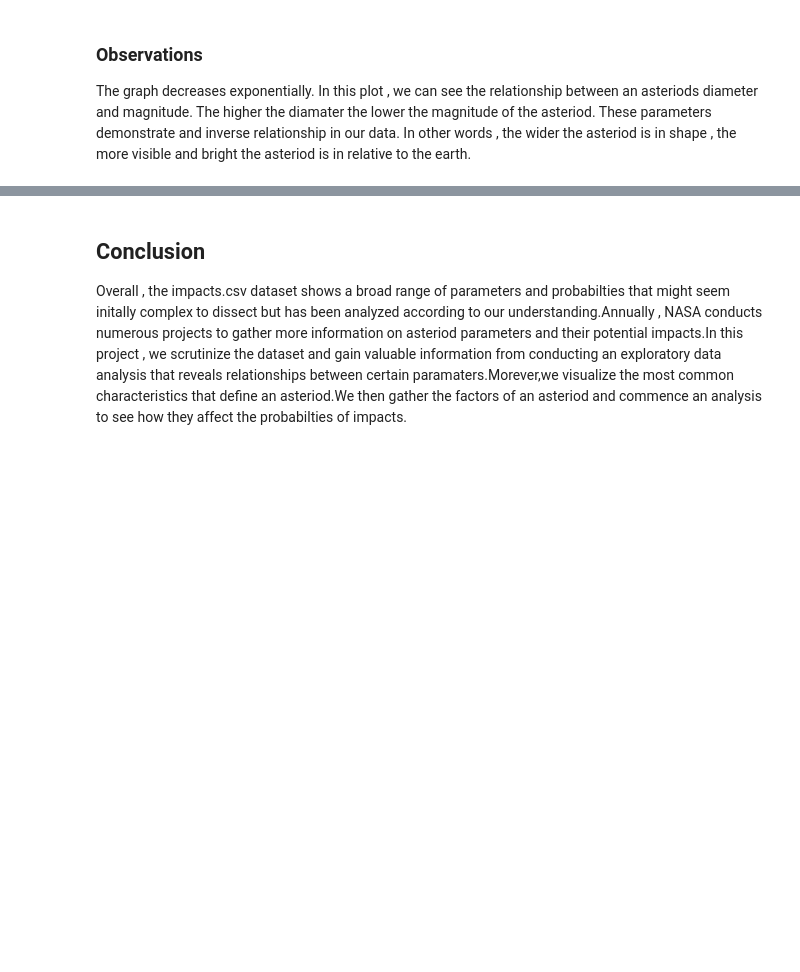
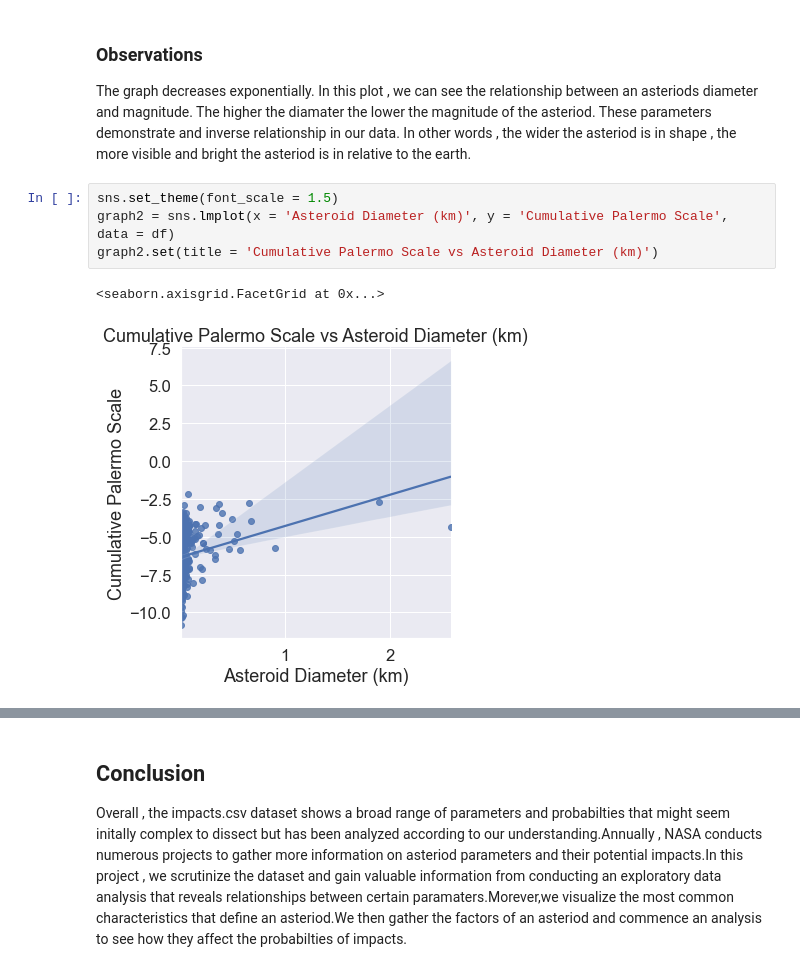
Before and after one commit to data301-2021-summer2/Group-43-Project, a Jupyter notebook: analysis/Task4/GroupSubmission.ipynb, the cells around one changed output, grey strips where cells are left out. Saved outputs shown, nothing was run; the diff lists cells and outputs as text; blank space fills up the shorter version.

```diff
--- a/analysis/Task4/GroupSubmission.ipynb
+++ b/analysis/Task4/GroupSubmission.ipynb
@@ -150,3 +161,10 @@ plt.show()
 # %% [markdown]
 ### Observations
 The graph decreases exponentially. In this plot , we can see the relationship between an asteriods diameter and magnitude. The higher the diamater the lower the magnitude of the asteriod. These parameters demonstrate and inverse relationship in our data. In other words , the wider the asteriod is in shape , the more visible and bright the asteriod is in relative to the earth.
+# %%
+sns.set_theme(font_scale = 1.5)
+graph2 = sns.lmplot(x = 'Asteroid Diameter (km)', y = 'Cumulative Palermo Scale', data = df)
+graph2.set(title = 'Cumulative Palermo Scale vs Asteroid Diameter (km)')
+# %% [output]
+<seaborn.axisgrid.FacetGrid at 0x...>
+[figure, added]
```
Also changed, not shown: parts of 9 cells of this notebook.
